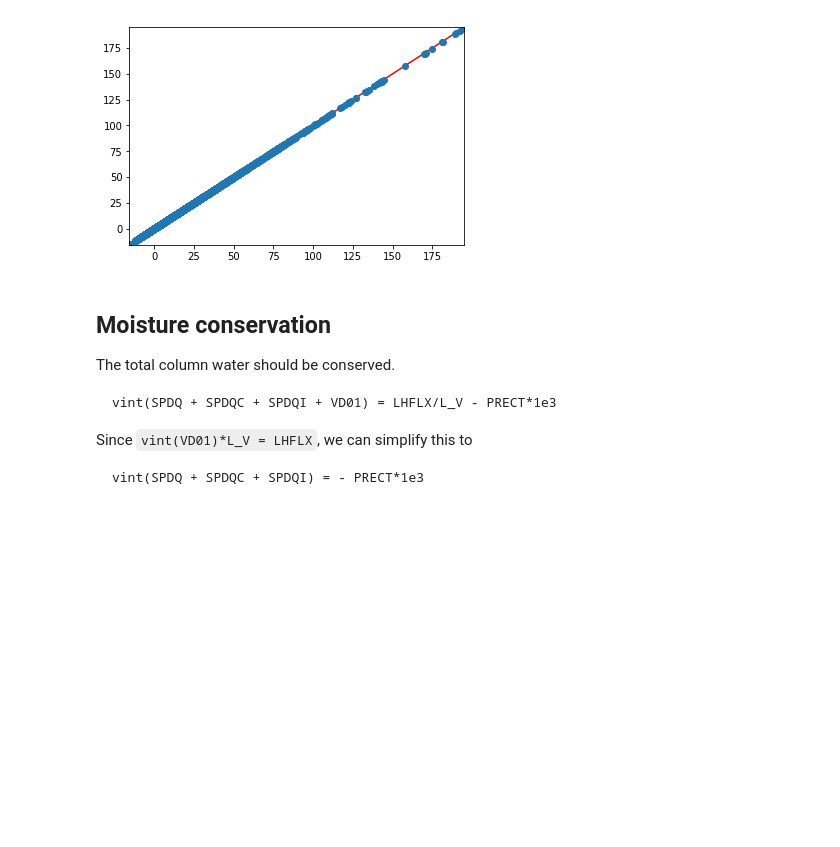
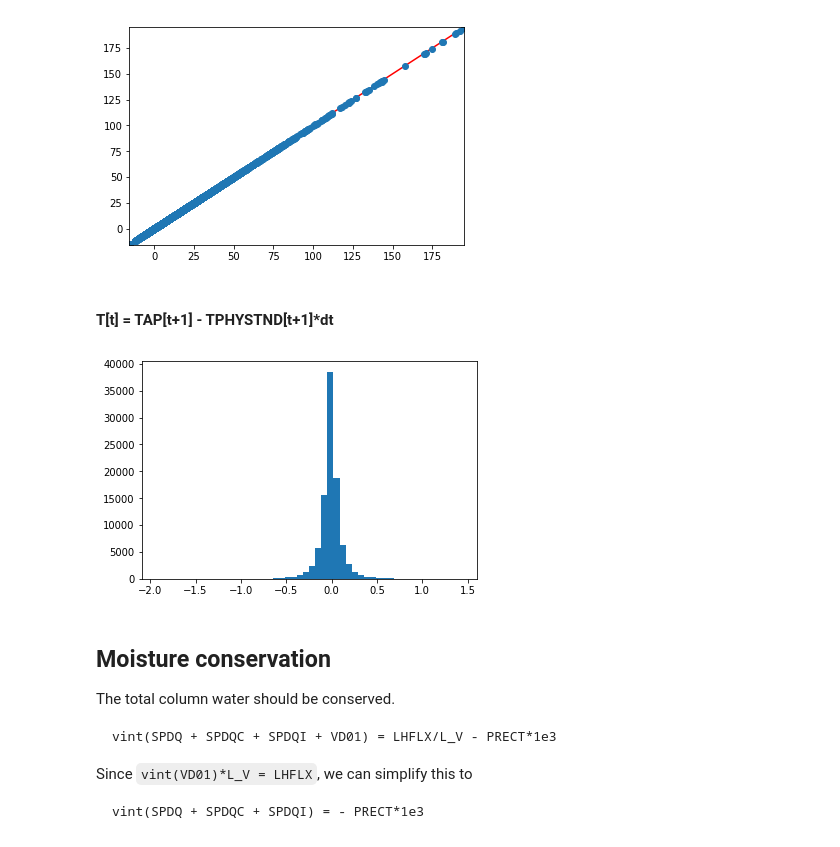
Before and after one commit to raspstephan/CBRAIN-CAM, a Jupyter notebook: keras/notebooks/energy_conservation.ipynb, the cells around one changed output. Saved outputs shown, nothing was run; the diff lists cells and outputs as text; code cells hidden in the pictures; blank space fills up the shorter version.

Commit message:
Added T != TAP - TPHYSTND to notebook

```diff
--- a/keras/notebooks/energy_conservation.ipynb
+++ b/keras/notebooks/energy_conservation.ipynb
@@ -340,6 +340,12 @@ DTVKE_vint_CP = vint(ds.DTVKE, C_P) / 1800.  # Fortran code is missing 1/dt
 scat(ds.SHFLX + DTVKE_vint_CP, DTV_vint_CP)
 # %% [output]
 [figure]
+# %% [markdown]
+#### T[t] = TAP[t+1] - TPHYSTND[t+1]\*dt
+# %%
+hist(ds['T'].values[0] - (ds['TAP'].values[1] - ds.TPHYSTND.values[1] * 1800.))
+# %% [output]
+[figure, added]
 # %% [markdown]
 ## Moisture conservation
 
```
Also changed, not shown: parts of 2 cells of this notebook.
